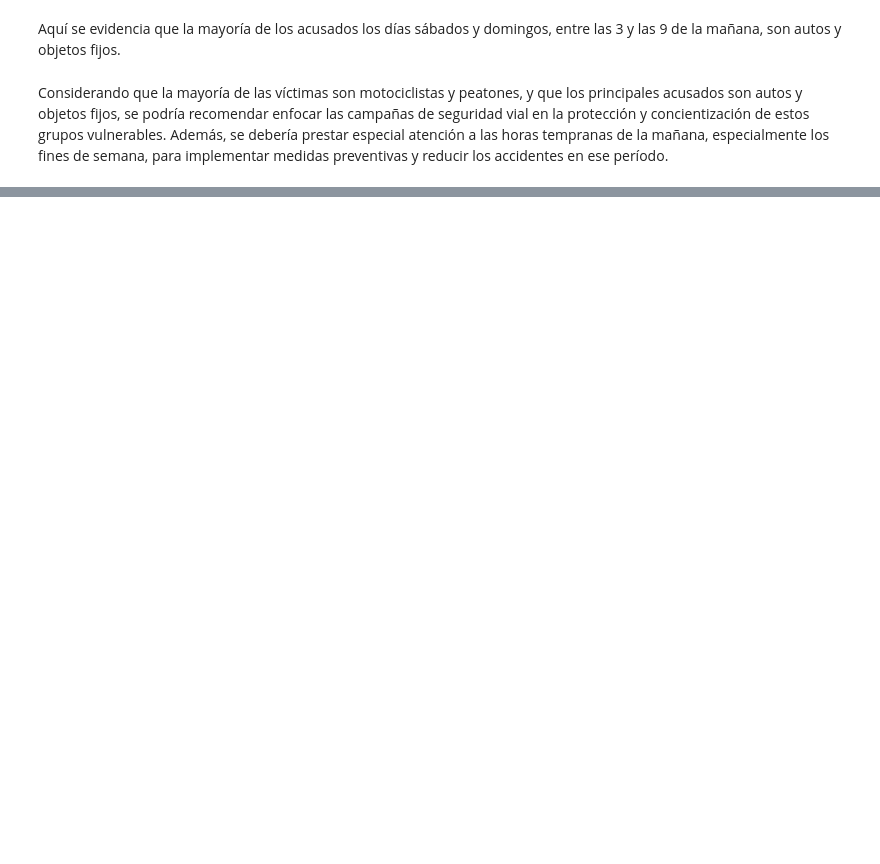
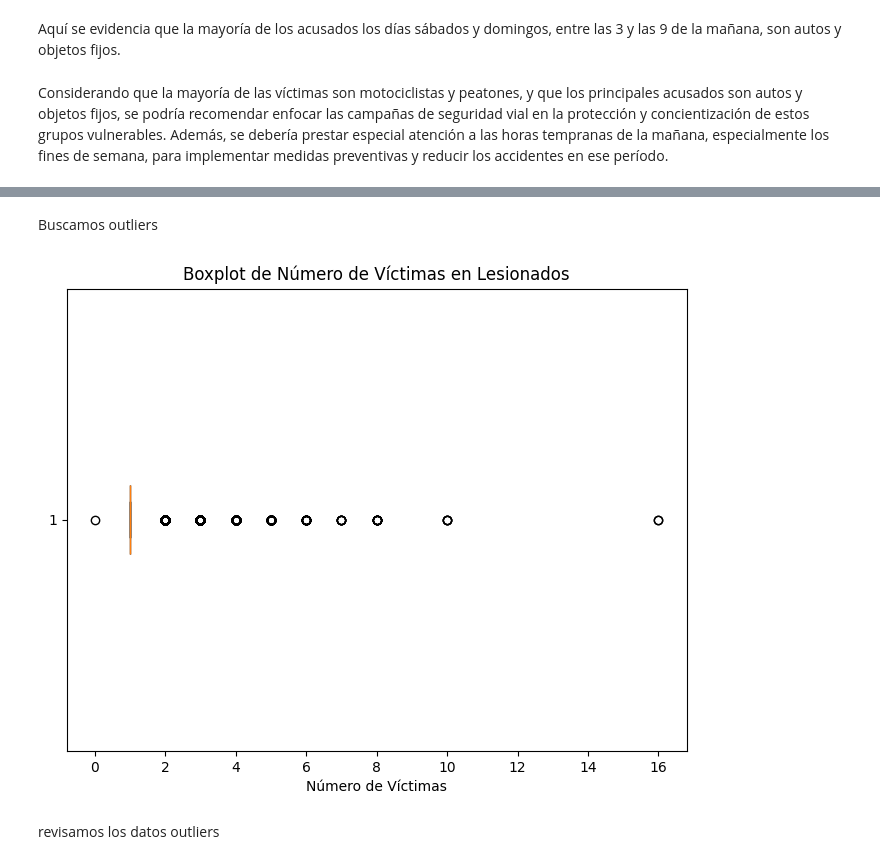
Before and after one commit to williamCastro32/Siniestros_Viales-, a Jupyter notebook: EDA/EDA.ipynb, the cells around one changed output, grey strips where cells are left out. Saved outputs shown, nothing was run; the diff lists cells and outputs as text; code cells hidden in the pictures; blank space fills up the shorter version.

```diff
--- a/EDA/EDA.ipynb
+++ b/EDA/EDA.ipynb
@@ -12,5 +12,6 @@ Importamos la Dataframe que vamos a trabajar
 #importamos las hojas del Dataset que se usaran
 df_hechos = pd.read_csv('../Datasets/homicidios_proc.csv')
 df_victimas = pd.read_csv('../Datasets/homicidios_victimas_proc.csv')
+df_lesionados = pd.read_csv('../Datasets/lesiones_proc.csv')
 # %% [markdown]
 Revisamos la consistenvia del df_hechos
@@ -250,0 +290,2 @@ Considerando que la mayoría de las víctimas son motociclistas y peatones, y qu
+# %%
+df_lesionados = df_lesionados.rename(columns={'id':'ID', 'n_victimas' : 'N_VICTIMAS', 'aaaa': 'AAAA', 'mm':'MM', 'dd':'DD', 'fecha':'FECHA', 'participantes': 'PARTICIPANTES'})
@@ -250,0 +294,3 @@ Considerando que la mayoría de las víctimas son motociclistas y peatones, y qu
+# %%
+# Cambiar las variables a tipo category
+df_lesionados['ID'] = df_lesionados['ID'].astype('category')
@@ -250,0 +314,17 @@ Considerando que la mayoría de las víctimas son motociclistas y peatones, y qu
+# %% [markdown]
+Buscamos outliers
+# %%
+# Crear un gráfico de boxplot para la columna N_VICTIMAS en df_lesionados
+plt.figure(figsize=(8, 6))
+plt.boxplot(df_lesionados['N_VICTIMAS'], vert=False, patch_artist=True)
+
+# Añadir título y etiquetas
+plt.title('Boxplot de Número de Víctimas en Lesionados')
+plt.xlabel('Número de Víctimas')
+
+# Mostrar el gráfico
+plt.show()
+# %% [output]
+[figure, added]
+# %% [markdown]
+revisamos los datos outliers
```
Also changed, not shown: parts of 55 cells of this notebook, 8 other files.
